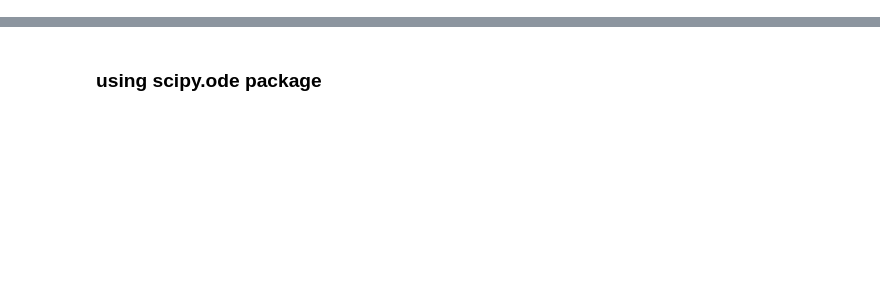
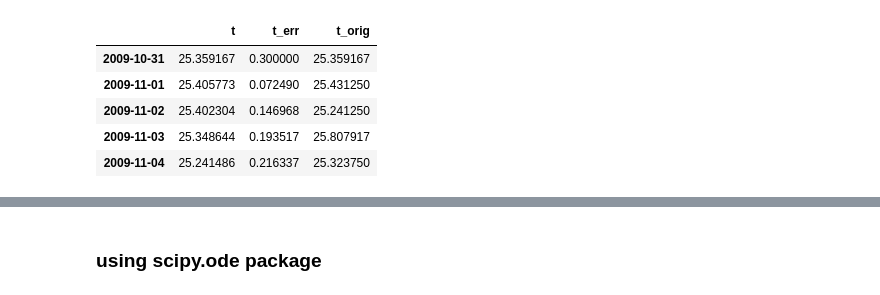
Before and after one commit to yannikbehr/pumahu, a Jupyter notebook: notebook/estimation.ipynb, the cells around one changed output, grey strips where cells are left out. Drawn from its saved outputs; the diff is of its cells as text; code cells hidden in the pictures; blank space fills up the shorter version.

```diff
--- a/notebook/estimation.ipynb
+++ b/notebook/estimation.ipynb
@@ -7,0 +162,42 @@ from sampling import NestedSampling, Uniform, Callback
+# %%
+def get_T(tstart=None, tend=datetime.datetime.utcnow().strftime("%Y-%m-%d")):
+    # Get temperature
+    # Temperature has been recorded by 3 different sensors so 3 individual
+    # requests have to be made
+    url = "https://fits.geonet.org.nz/observation?siteID=RU001&typeID=t&methodID={}"
+    names = ['t', 't_err']
+    tdf1 = pd.read_csv(url.format('therm'),
+                       index_col=0, names=names, skiprows=1,
+                       parse_dates=True)
+    tdf2 = pd.read_csv(url.format('thermcoup'),
+                       index_col=0, names=names, skiprows=1,
+                       parse_dates=True)
+    tdf3 = pd.read_csv(url.format('logic'),
+                       index_col=0, names=names, skiprows=1,
+                       parse_dates=True)
+    tdf3 = tdf3.combine_first(tdf2)
+    t_df = tdf3.combine_first(tdf1)
+    if tstart is not None:
+        tstart = max(t_df.index.min(), pd.Timestamp(tstart))
+    else:
+        tstart = t_df.index.min()
+    t_df = t_df.loc[(t_df.index >= tstart) & (t_df.index <= tend)]
+    t_df = t_df.groupby(common_date, axis=0).mean()
+    new_dates = pd.date_range(start=tstart, end=tend, freq='D')
+    t_df = t_df.reindex(index=new_dates)
+    # Find the first non-NaN entry
+    tstart_min = t_df.loc[~t_df['t'].isnull()].index[0]
+    # Ensure the time series starts with a non-NaN value
+    t_df = t_df.loc[t_df.index >= tstart_min]
+    return interpolate_T(t_df)
+
+df2 = get_T(tstart=df1.index[0], tend=df1.index[-1])
+#df2 = get_T()
+df2.head()
+# %% [output]
+|  | t | t_err | t_orig |
+| 2009-10-31 | 25.359167 | 0.300000 | 25.359167 |
+| 2009-11-01 | 25.405773 | 0.072490 | 25.431250 |
+| 2009-11-02 | 25.402304 | 0.146968 | 25.241250 |
+| 2009-11-03 | 25.348644 | 0.193517 | 25.807917 |
+| 2009-11-04 | 25.241486 | 0.216337 | 25.323750 |
```
Also changed, not shown: parts of 57 cells of this notebook.
